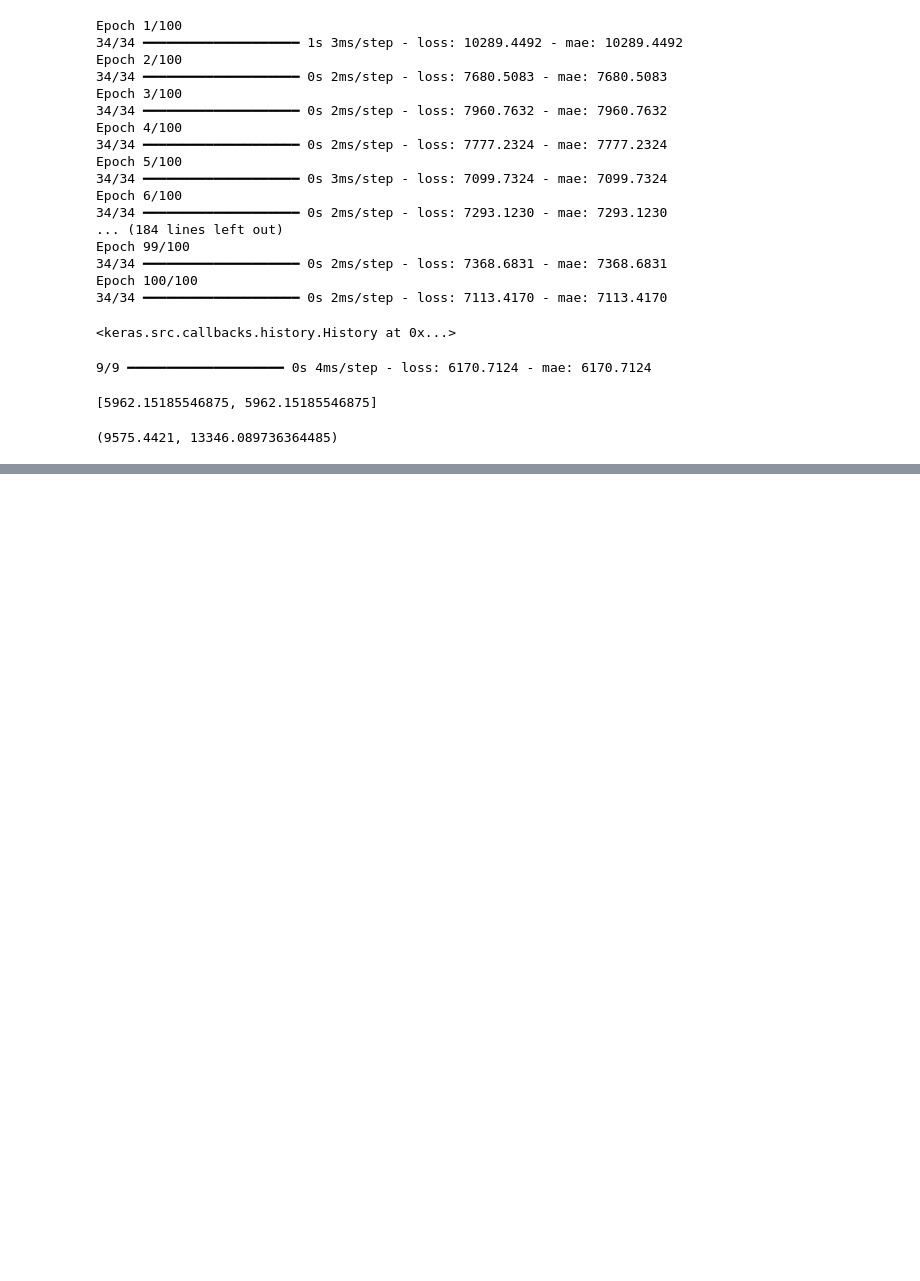
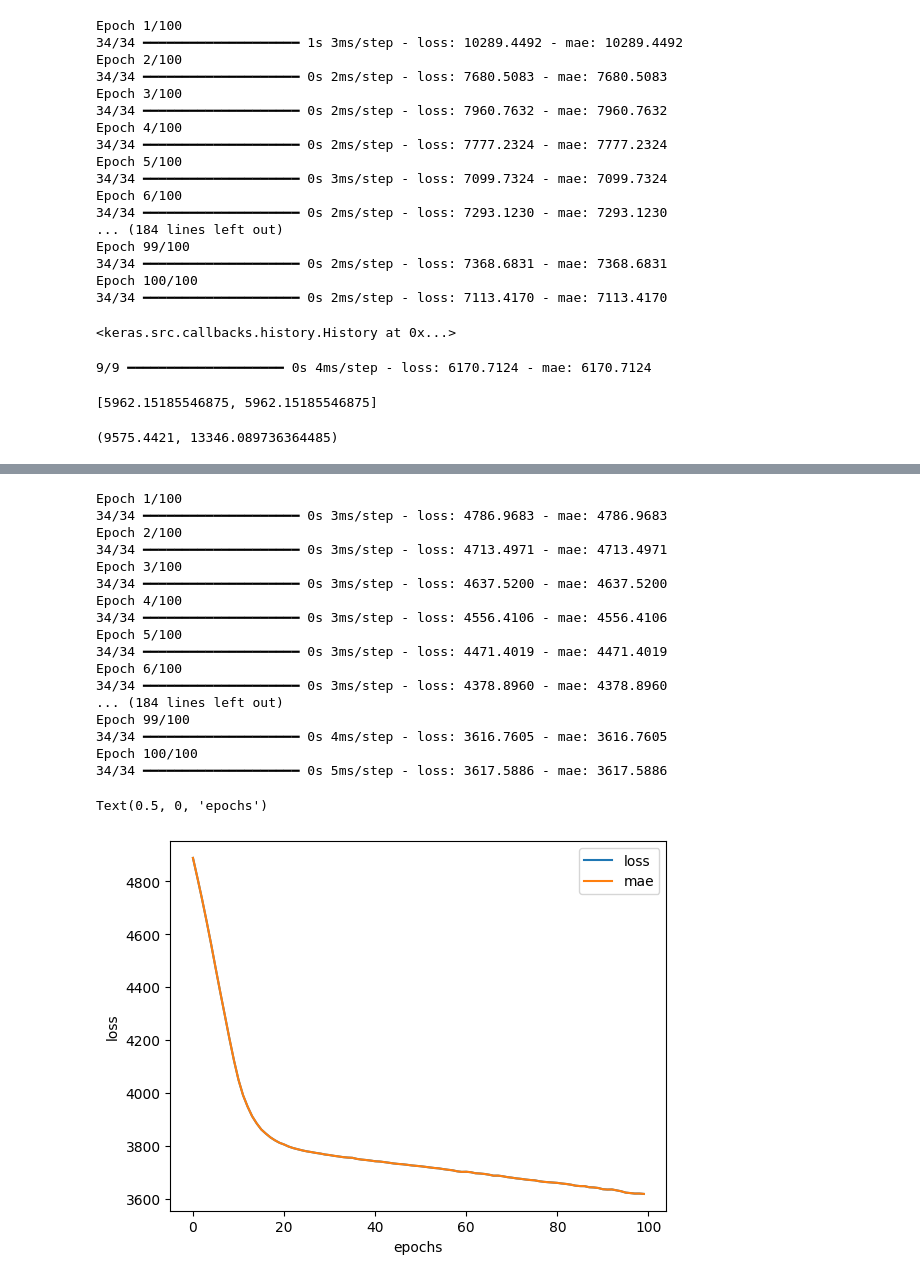
Before and after one commit to murali-marimekala/tensorflow_deeplearning_bootcamp, a Jupyter notebook: 3_Neural_Network_Regressions_with_Tensorflow/Neural_Network_Regression_with_Tensorflow_part2.ipynb, the cells around one changed output, grey strips where cells are left out. Saved outputs shown, nothing was run; the diff lists cells and outputs as text; code cells hidden in the pictures; blank space fills up the shorter version.

Commit message:
Created using Colab: More insurance models created to fine tune the model. Plotted a graph to show the los vs mae . A beautiful graph plotted

```diff
--- a/3_Neural_Network_Regressions_with_Tensorflow/Neural_Network_Regression_with_Tensorflow_part2.ipynb
+++ b/3_Neural_Network_Regressions_with_Tensorflow/Neural_Network_Regression_with_Tensorflow_part2.ipynb
@@ -154,0 +158,18 @@ y_train.median(), y_train.mean()
+# %%
+# Right now the model is not performing well. Lets try to improve it.
+tf.random.set_seed(42)
+
+#1. Create a model
+insurance_model_2 = tf.keras.Sequential([
+    tf.keras.layers.Dense(100),
+    tf.keras.layers.Dense(10),
+    tf.keras.layers.Dense(1)
+])
+
+#2. Compile the model. SGD Optimizer didnt give good result. So moved to Adam
+insurance_model_2.compile(loss = tf.keras.losses.mae,
+                          optimizer = tf.keras.optimizers.Adam(),
+                          metrics=["mae"])
+
+#3. Fit the model
+insurance_model_2.fit(X_train, y_train, epochs=200)
@@ -154,0 +206,18 @@ y_train.median(), y_train.mean()
+# %%
+#Set random set
+tf.random.set_seed(42)
+
+#1. Create a model 3
+insurance_model_3 = tf.keras.Sequential([
+    tf.keras.layers.Dense(100),
+    tf.keras.layers.Dense(10),
+    tf.keras.layers.Dense(1)
+])
+
+#2. compile the model
+insurance_model_3.compile(loss=tf.keras.losses.mae,
+                          optimizer=tf.keras.optimizers.Adam(),
+                          metrics=["mae"])
+
+#3. Fit the model
+insurance_model_3.fit(X_train, y_train, epochs=100)
@@ -154,0 +254,29 @@ y_train.median(), y_train.mean()
+# %%
+#Plot history (also known as a loss curve or a trianing curve)
+# Assign the return value of fit to history
+history = insurance_model_3.fit(X_train, y_train, epochs=100) # Assuming you want to plot history for insurance_model_3
+
+pd.DataFrame(history.history).plot()
+import matplotlib.pyplot as plt #Import matplotlib.pyplot
+plt.ylabel("loss")
+plt.xlabel("epochs")
+# %% [output]
+Epoch 1/100
+34/34 ━━━━━━━━━━━━━━━━━━━━ 0s 3ms/step - loss: 4786.9683 - mae: 4786.9683
+Epoch 2/100
+34/34 ━━━━━━━━━━━━━━━━━━━━ 0s 3ms/step - loss: 4713.4971 - mae: 4713.4971
+Epoch 3/100
+34/34 ━━━━━━━━━━━━━━━━━━━━ 0s 3ms/step - loss: 4637.5200 - mae: 4637.5200
+Epoch 4/100
+34/34 ━━━━━━━━━━━━━━━━━━━━ 0s 3ms/step - loss: 4556.4106 - mae: 4556.4106
+Epoch 5/100
+34/34 ━━━━━━━━━━━━━━━━━━━━ 0s 3ms/step - loss: 4471.4019 - mae: 4471.4019
+Epoch 6/100
+34/34 ━━━━━━━━━━━━━━━━━━━━ 0s 3ms/step - loss: 4378.8960 - mae: 4378.8960
+... (184 lines left out)
+Epoch 99/100
+34/34 ━━━━━━━━━━━━━━━━━━━━ 0s 4ms/step - loss: 3616.7605 - mae: 3616.7605
+Epoch 100/100
+34/34 ━━━━━━━━━━━━━━━━━━━━ 0s 5ms/step - loss: 3617.5886 - mae: 3617.5886
+Text(0.5, 0, 'epochs')
+[figure, added]
```
Also changed, not shown: parts of 8 cells of this notebook.
